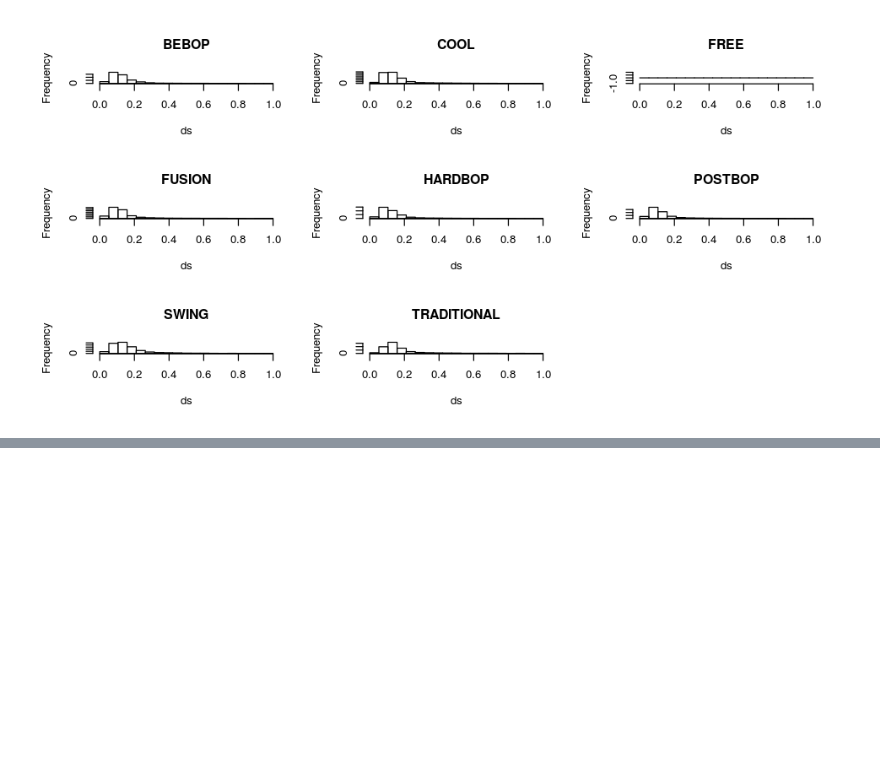
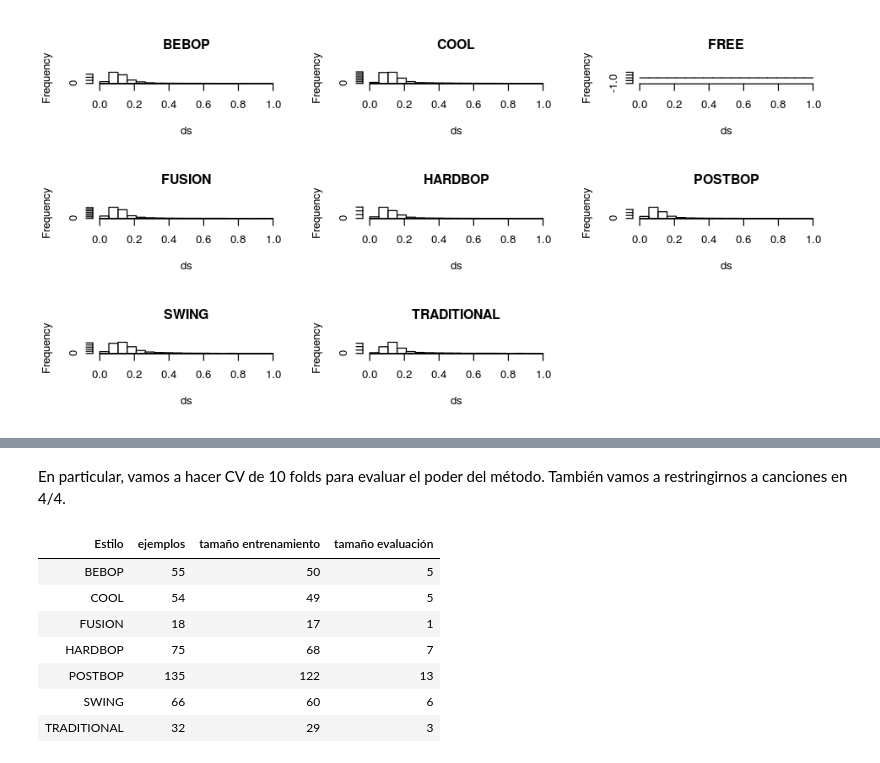
Before and after one commit to m2march/tp_final_r, a Jupyter notebook: tp_final/TP Final.ipynb, the cells around one changed output, grey strips where cells are left out. Saved outputs shown, nothing was run; the diff lists cells and outputs as text; code cells hidden in the pictures; blank space fills up the shorter version.

Commit message:
CV para prediccón por duraciones

```diff
--- a/tp_final/TP Final.ipynb
+++ b/tp_final/TP Final.ipynb
@@ -176,0 +196,26 @@ legend('topright', legend=styles, lty=rep(1, length(styles)), lwd=rep(1, length(
+# %% [markdown]
+En particular, vamos a hacer CV de 10 folds para evaluar el poder del método. También vamos a restringirnos a canciones en 4/4.
+# %%
+cv.table <- data.frame(table(solos.44$style))
+cv_count = 10
+cv_factor = 1/cv_count
+cv.table <- cbind(cv.table, ceiling(cv.table[,2] * (1 - cv_factor)))
+cv.table <- cbind(cv.table, floor(cv.table[,2] * cv_factor))
+colnames(cv.table) <- c('Estilo', 'ejemplos', 'tamaño entrenamiento', 'tamaño evaluación')
+cv.table
+stopifnot(cv.table[,3] + cv.table[,4] == cv.table[,2]) # train + test = set
+
+cv.eval_sizes = list()
+for (style_idx in 1:length(cv.table[,1])) {
+    style = as.character(cv.table[style_idx, 1])
+    cv.eval_sizes[[style]] = cv.table[style_idx, 4]
+}
+# %% [output]
+| Estilo | ejemplos | tamaño entrenamiento | tamaño evaluación |
+| BEBOP | 55 | 50 | 5 |
+| COOL | 54 | 49 | 5 |
+| FUSION | 18 | 17 | 1 |
+| HARDBOP | 75 | 68 | 7 |
+| POSTBOP | 135 | 122 | 13 |
+| SWING | 66 | 60 | 6 |
+| TRADITIONAL | 32 | 29 | 3 |
```
Also changed, not shown: parts of 6 cells of this notebook.
